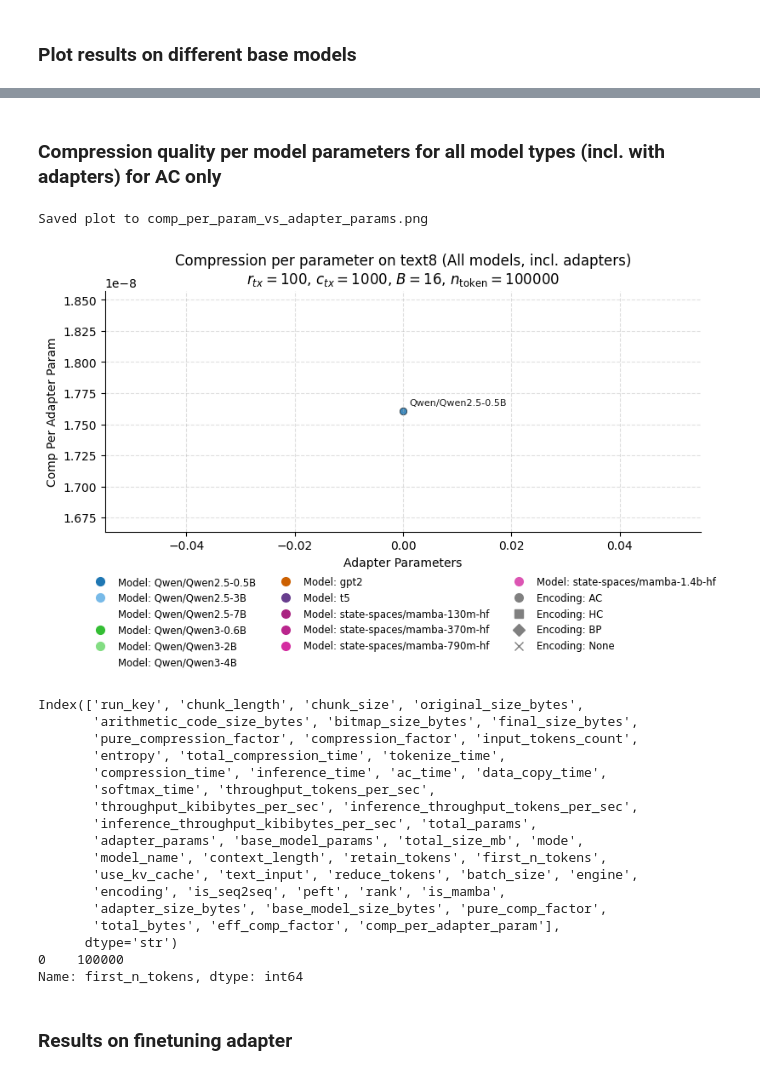
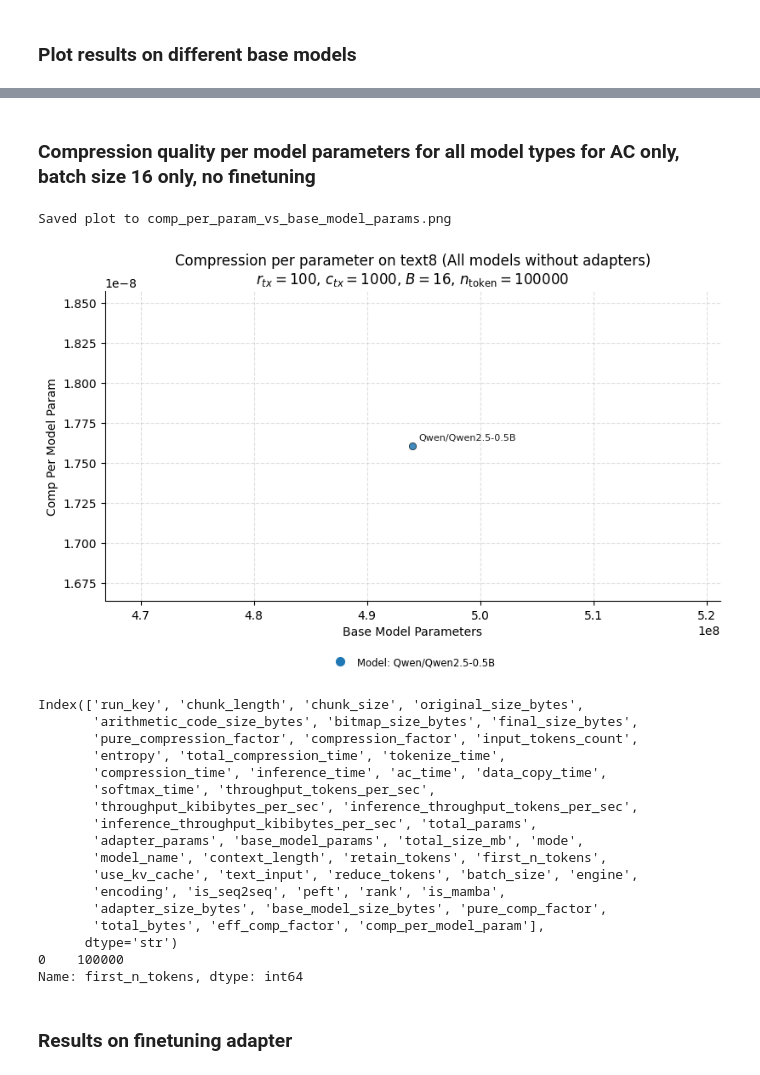
Before and after one commit to utndatasystems/compression-economics, a Jupyter notebook: other_files/llm_compression_plots/plot_compression_results.ipynb, the cells around one changed output, grey strips where cells are left out. Drawn from its saved outputs; the diff is of its cells as text; code cells hidden in the pictures.

```diff
--- a/other_files/llm_compression_plots/plot_compression_results.ipynb
+++ b/other_files/llm_compression_plots/plot_compression_results.ipynb
@@ -510,7 +509,7 @@ df_plot = df[['run_key', 'rank', 'peft', 'encoding', 'adapter_params', y_col, fi
 df_plot = df[(df['adapter_size_bytes'] == 0)] # & (~df_plot['run_key'].str.contains("quant", case=False))]
 df_plot = df_plot.dropna(subset=["model_name"])  # Keep only allowed models
 
-#df_plot = restrict_df(df_plot, filter, filter_value)
+df_plot = restrict_df(df_plot, filter, filter_value)
 
 # --- Setup figure ---
 fig, ax = plt.subplots(figsize=(8, 5), constrained_layout=True) #dpi=200)
@@ -602,5 +601,5 @@ Saved plot to pure_compression_factor_vs_total_params.png
 # %% [markdown]
-### Compression quality per model parameters for all model types (incl. with adapters) for AC only
+### Compression quality per model parameters for all model types for AC only, batch size 16 only, no finetuning
 # %%
 # --- Copy dataframe to avoid modifying original ---
 df_plot = df.copy()
@@ -616,12 +615,12 @@ df_plot = df_plot[df_plot['encoding'] == 'AC']
 
 
 # --- Compute compression per adapter param safely --
-df_plot['comp_per_adapter_param'] = df_plot['pure_compression_factor'] / (df_plot['total_params'] + 1e-9)
+df_plot['comp_per_model_param'] = df_plot['pure_compression_factor'] / (df_plot['base_model_params'] + 1e-9)
 #TODO: fix normalization
 
-y_col = 'comp_per_adapter_param'
-x_col = 'adapter_params'
-save_path = "comp_per_param_vs_adapter_params.png"
+y_col = 'comp_per_model_param'
+x_col = 'base_model_params'
+save_path = "comp_per_param_vs_base_model_params.png"
 
 filter = 'batch_size'
 filter_value = 16
@@ -669,7 +668,7 @@ for _, r in df_plot.iterrows():
 ax.set_xlabel(pretty_label(x_col))
 ax.set_ylabel(pretty_label(y_col))
 ax.set_title(
-    f"Compression per parameter on text8 (All models, incl. adapters)\n"
+    f"Compression per parameter on text8 (All models without adapters)\n"
     rf"$r_{{tx}} = 100$, $c_{{tx}} = 1000$, $B={filter_value}$, $n_{{\mathrm{{token}}}} = 100000$"
 )
 
@@ -685,35 +684,41 @@ legend_handles = []
 for model, color in COLOR_BY_MODEL.items():
     legend_handles.append(Line2D([], [], color=color, marker='o', linestyle='None',
                                  markersize=7, label=f"Model: {model}"))
 
 # Encoding markers
 for enc, marker in MARKER_BY_ENCODING.items():
     legend_handles.append(Line2D([], [], color='gray', marker=marker, linestyle='None',
                                  markersize=7, label=f"Encoding: {enc}"))
 
+# Get all unique models in the plot, create handles only for these models
+models_in_plot = df_plot['model_name'].unique()
+legend_handles = [
+    Line2D([], [], color=COLOR_BY_MODEL[model], marker='o', linestyle='None', markersize=7, label=f"Model: {model}")
+    for model in models_in_plot]
+
 ax.legend(handles=legend_handles,
           loc='upper center',
           bbox_to_anchor=(0.5, -0.15),
           ncol=3,
           frameon=False,
           fontsize='small')
 
 # --- Save figure ---
 plt.savefig(save_path, dpi=300, bbox_inches='tight')
 print(f"Saved plot to {save_path}")
 plt.show()
 
 
 # sort df_plot values by run_key to ensure consistent order
 df_plot = df_plot.sort_values(by='run_key').reset_index(drop=True)
 df_plot.head(10)
 
 # print colum names
 print(df_plot.columns)
 print(df_plot.first_n_tokens)
 # %% [output]
-Saved plot to comp_per_param_vs_adapter_params.png
+Saved plot to comp_per_param_vs_base_model_params.png
-[figure, old version]
+[figure, new version]
 Index(['run_key', 'chunk_length', 'chunk_size', 'original_size_bytes',
        'arithmetic_code_size_bytes', 'bitmap_size_bytes', 'final_size_bytes',
        'pure_compression_factor', 'compression_factor', 'input_tokens_count',
@@ -727,7 +732,7 @@ Index(['run_key', 'chunk_length', 'chunk_size', 'original_size_bytes',
        'use_kv_cache', 'text_input', 'reduce_tokens', 'batch_size', 'engine',
        'encoding', 'is_seq2seq', 'peft', 'rank', 'is_mamba',
        'adapter_size_bytes', 'base_model_size_bytes', 'pure_comp_factor',
-       'total_bytes', 'eff_comp_factor', 'comp_per_adapter_param'],
+       'total_bytes', 'eff_comp_factor', 'comp_per_model_param'],
       dtype='str')
 0    100000
 Name: first_n_tokens, dtype: int64
```
Also changed, not shown: parts of 6 cells of this notebook, 1 other file.
